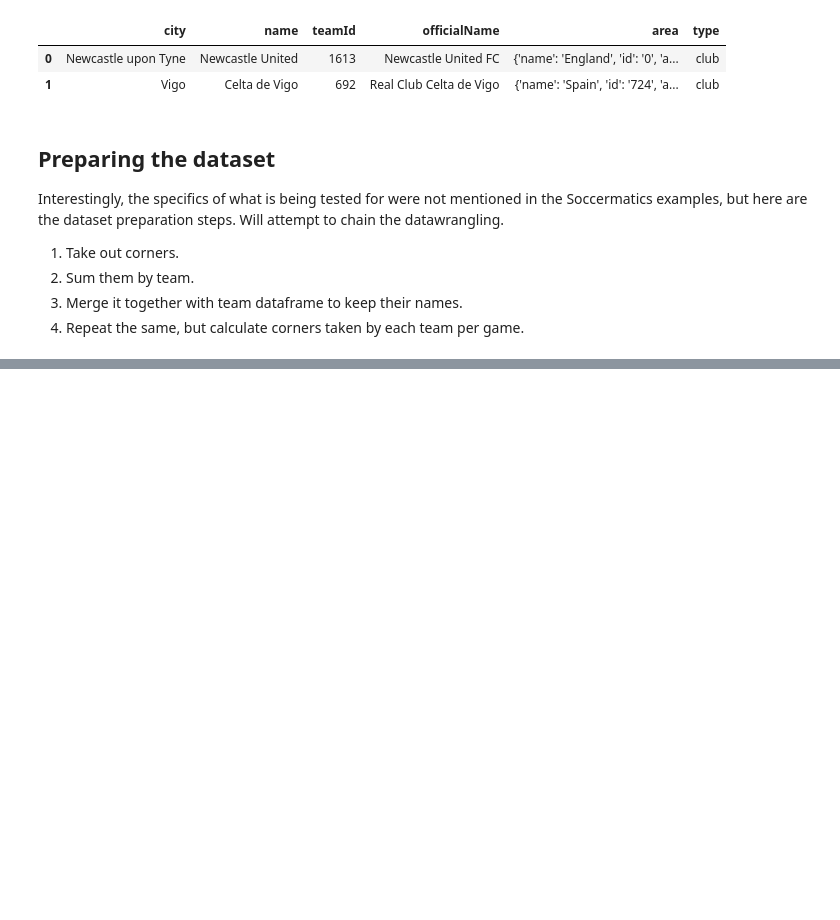
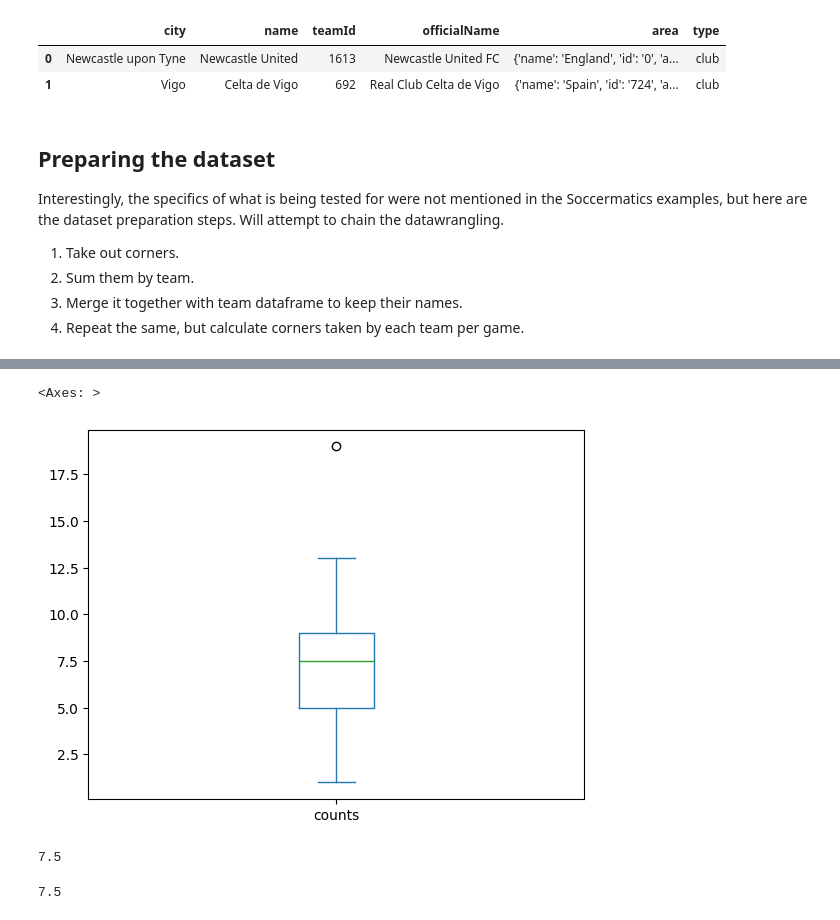
Before and after one commit to khoffLSU/footy_analytics, a Jupyter notebook: Statistical Tests Sign, Z and T.ipynb, the cells around one changed output, grey strips where cells are left out. Cells and saved outputs as stored; diff of their text form; code cells hidden in the pictures; blank space fills up the shorter version.

```diff
--- a/Statistical Tests Sign, Z and T.ipynb
+++ b/Statistical Tests Sign, Z and T.ipynb
@@ -161,0 +176,10 @@ Interestingly, the specifics of what is being tested for were not mentioned in t
+# %%
+corners_by_game = (train
+                   .loc[lambda df: df["subEventName"] == "Corner"] # get corners
+                   .groupby(['teamId','matchId']) # group by team
+                   .size() # sum the grouping by team
+                   .reset_index(name='counts')
+                   .merge(teams_df[["name", "teamId"]], how = "left", on = ["teamId"])
+                  )
+
+corners_by_game.head(2)
@@ -161,0 +243,17 @@ Interestingly, the specifics of what is being tested for were not mentioned in t
+# %%
+(corners_by_game
+ .loc[lambda df: df.name.isin(['Manchester City'])]
+ .loc[:,['counts','name']]
+ .plot.box()
+)
+# %% [output]
+<Axes: >
+[figure, added]
+# %%
+mancity_corners.mean()
+# %% [output]
+7.5
+# %%
+mancity_corners.median()
+# %% [output]
+7.5
```
Also changed, not shown: parts of 12 cells of this notebook.
